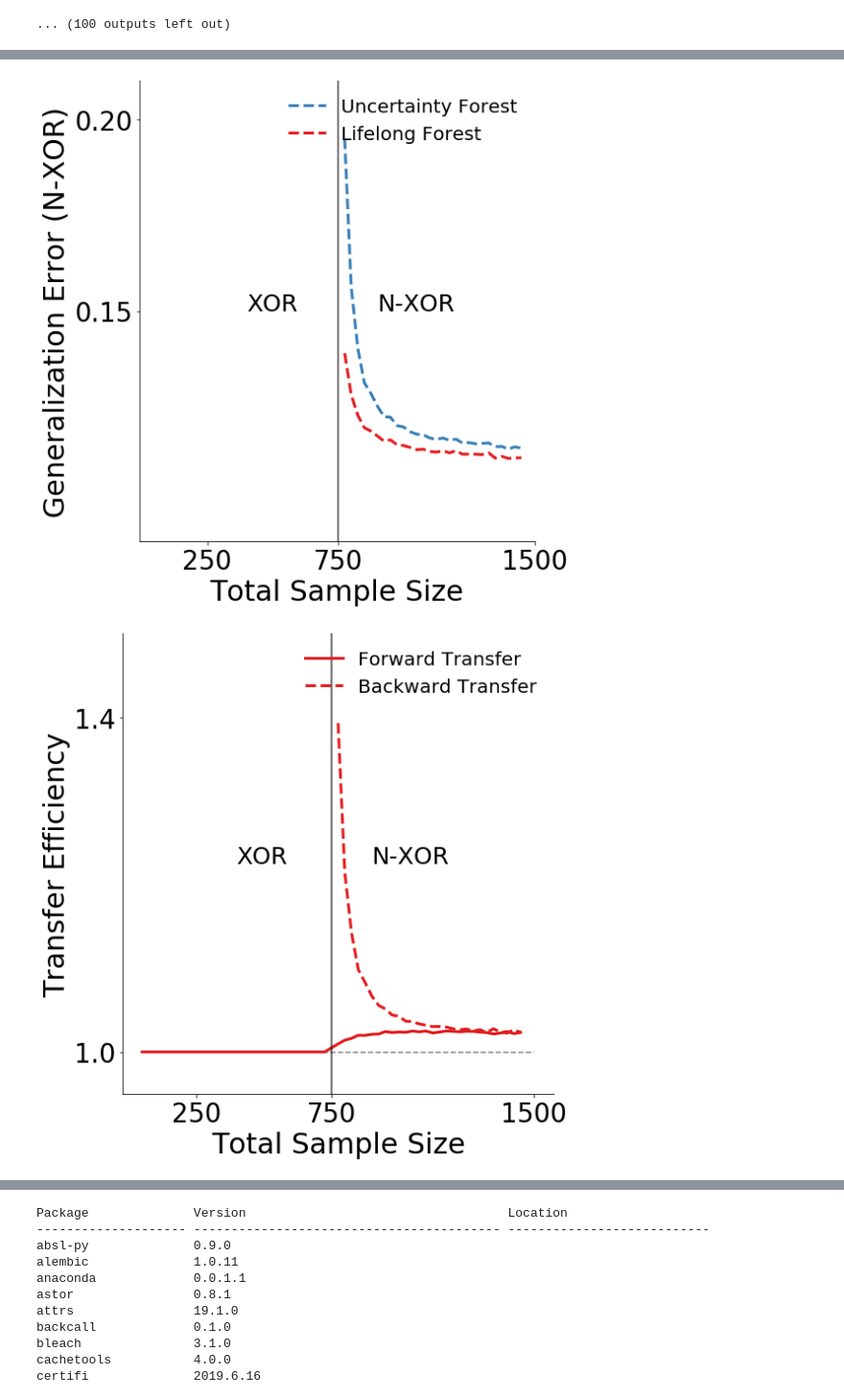
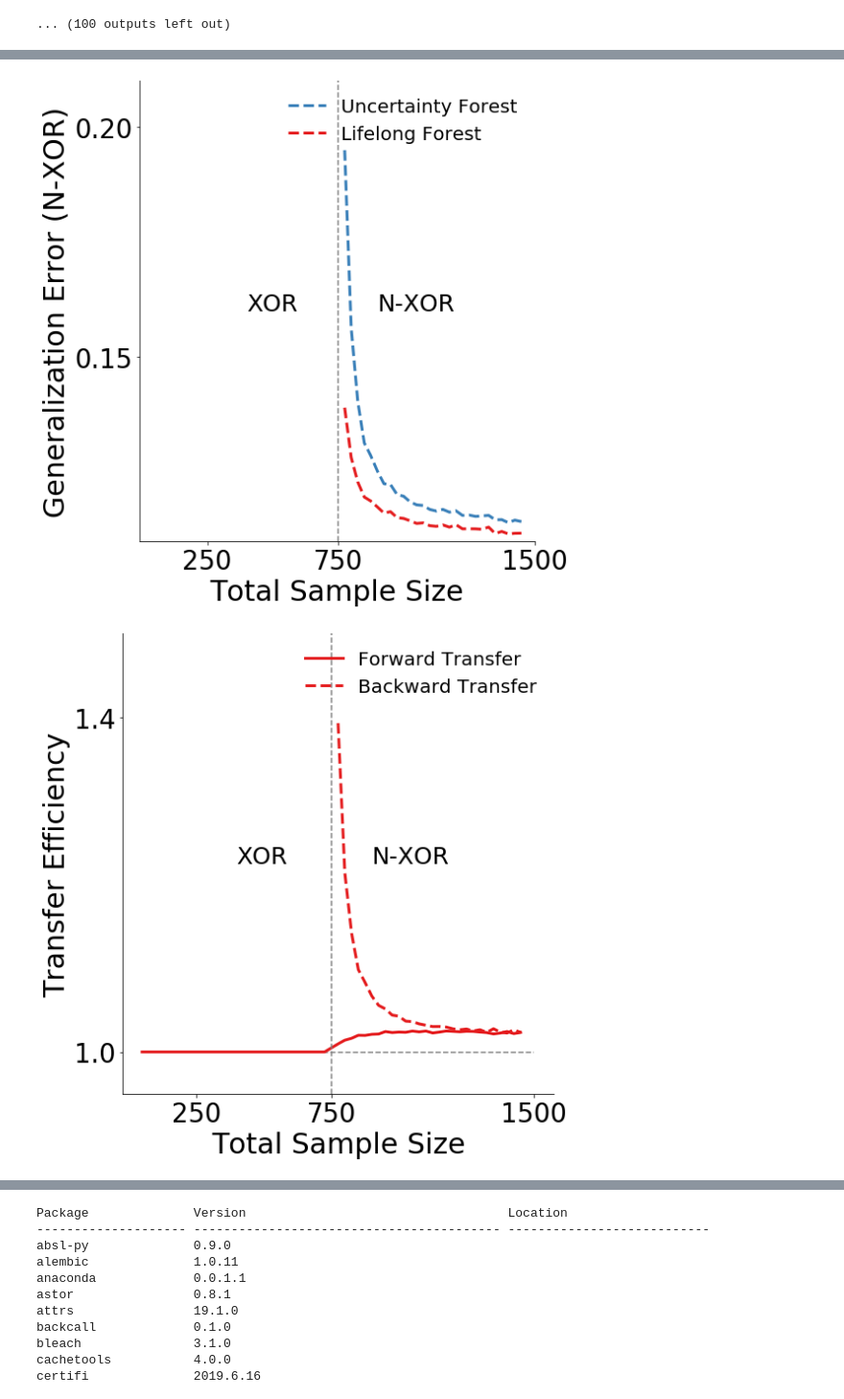
Before and after one commit to neurodata/lifelong_learner, a Jupyter notebook: lifelong_learner/notebooks/xor_nxor_exp.ipynb, the cells around one changed output, grey strips where cells are left out. Shown: that part at 96% size. Cells and saved outputs as stored; diff of their text form; code cells hidden in the pictures.

```diff
--- a/lifelong_learner/notebooks/xor_nxor_exp.ipynb
+++ b/lifelong_learner/notebooks/xor_nxor_exp.ipynb
@@ -648,37 +648,37 @@ ax1.plot(ns[len(n1s):], mean_error[3, len(n1s):], label=algorithms[1], c=colors[
 #        mean_error[3, len(n1s):] + 1.96*std_error[3, len(n1s):],
 #        mean_error[3, len(n1s):] - 1.96*std_error[3, len(n1s):],
 #        where=mean_error[3, len(n1s):] + 1.96*std_error[3, len(n1s):] >= mean_error[3, len(n1s):] - 1.96*std_error[3, len(n1s):],
 #        facecolor=colors[0],
 #        alpha=0.15,
 #        interpolate=True)
 
 ax1.set_ylabel('Generalization Error (%s)'%(TASK2), fontsize=fontsize)
 ax1.legend(loc='upper right', fontsize=20, frameon=False)
 #         ax1.set_ylim(-0.01, 0.22)
 ax1.set_xlabel('Total Sample Size', fontsize=fontsize)
 ax1.tick_params(labelsize=labelsize)
 # ax1.set_yticks([0.15, 0.25, 0.35])
 ax1.set_yticks([0.15, 0.2])
 ax1.set_xticks([250,750,1500])
-ax1.axvline(x=750, c='k', alpha=0.75)
+ax1.axvline(x=750, c='gray', linewidth=1.5, linestyle="dashed")
 
-ax1.set_ylim(0.09, 0.21)
+ax1.set_ylim(0.11, 0.21)
 
 ax1.set_xlim(-10)
 right_side = ax1.spines["right"]
 right_side.set_visible(False)
 top_side = ax1.spines["top"]
 top_side.set_visible(False)
 
 # ax1.set_ylim(0.14, 0.36)
 ax1.text(400, np.mean(ax1.get_ylim()), "%s"%(TASK1), fontsize=25)
 ax1.text(900, np.mean(ax1.get_ylim()), "%s"%(TASK2), fontsize=25)
 
 plt.tight_layout()
 
-plt.savefig('../result/fig2_2.png',dpi=500)
+plt.savefig('../result/fig2_2.pdf',dpi=500)
 # %% [output]
-[figure, old version]
+[figure, new version]
 # %%
 mean_error = unpickle('../result/mean_te_xor_nxor.pickle')
 std_error = unpickle('../result/std_te_xor_nxor.pickle')
@@ -716,7 +716,7 @@ ax1.set_xlabel('Total Sample Size', fontsize=fontsize)
 ax1.tick_params(labelsize=labelsize)
 ax1.set_yticks([1, 1.4])
 ax1.set_xticks([250,750,1500])
-ax1.axvline(x=750, c='k', alpha=0.75)
+ax1.axvline(x=750, c='gray', linewidth=1.5, linestyle="dashed")
 right_side = ax1.spines["right"]
 right_side.set_visible(False)
 top_side = ax1.spines["top"]
@@ -728,9 +728,9 @@ ax1.text(900, np.mean(ax1.get_ylim()), "%s"%(TASK2), fontsize=25)
 
 plt.tight_layout()
 
-plt.savefig('../result/fig2_3.png',dpi=500)
+plt.savefig('../result/fig2_3.pdf',dpi=500)
 # %% [output]
-[figure, old version]
+[figure, new version]
 # %%
 colors = sns.color_palette('Dark2', n_colors=2)
 
```
Also changed, not shown: parts of 3 cells of this notebook, 23 other files.
